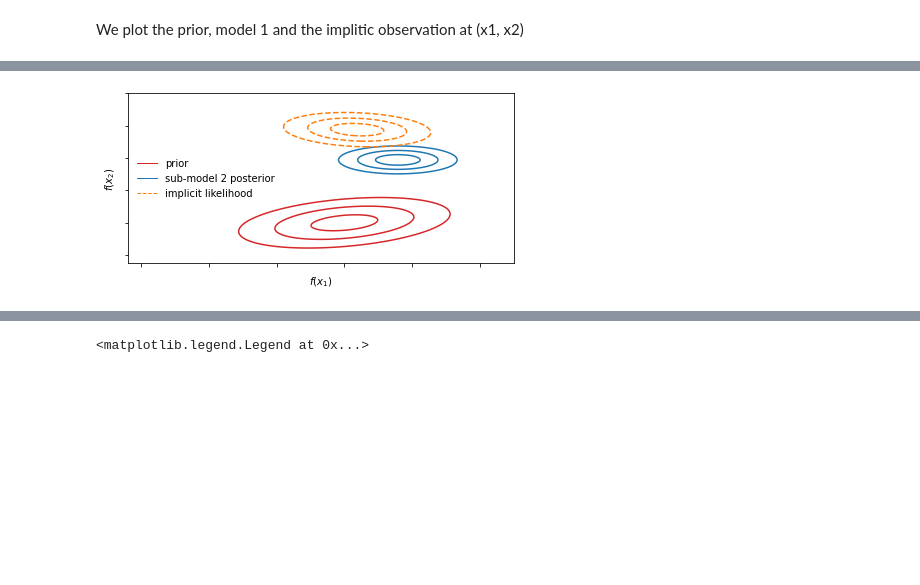
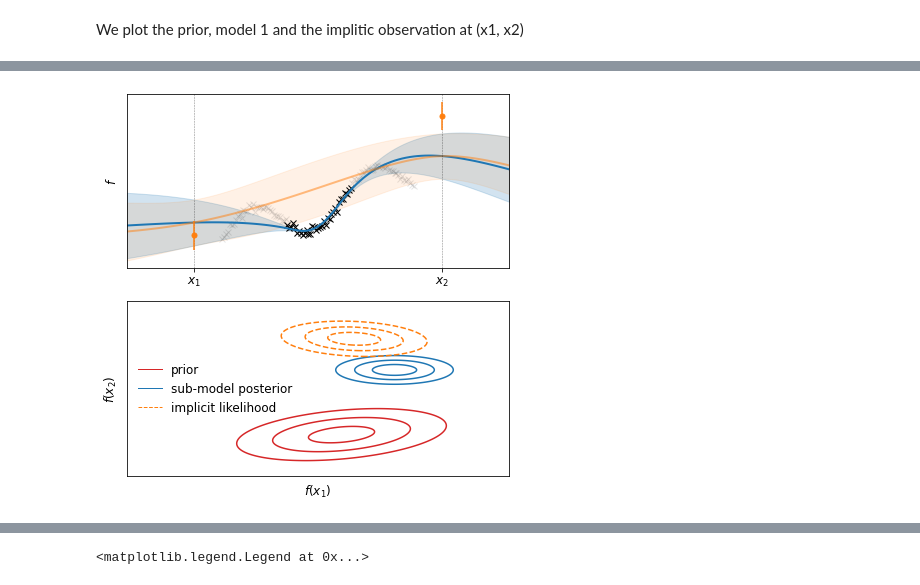
Before and after one commit to NicolasDurrande/guepard, a Jupyter notebook: notebooks/figures_paper.ipynb, the cells around one changed output, grey strips where cells are left out. Drawn from its saved outputs; the diff is of its cells as text; code cells hidden in the pictures; blank space fills up the shorter version.

```diff
--- a/notebooks/figures_paper.ipynb
+++ b/notebooks/figures_paper.ipynb
@@ -22,6 +22,7 @@ from scipy.stats import multivariate_normal as mvn
 # The lines below are specific to the notebook format
 %matplotlib inline
 plt.rcParams["figure.figsize"] = (12, 6)
+plt.rcParams["font.size"] = 12
 
 from IPython.core.display import display, HTML
 display(HTML("<style>div.output_scroll { height: 150em; }</style>"))
@@ -157,19 +194,5 @@ We plot the prior, model 1 and the implitic observation at (x1, x2)
 # %%
-def plt_mvn(mu, Sigma, color='C0', linestyles='solid'):
-
-    x, y = np.meshgrid(np.linspace(-3.2, 2.5, 300),np.linspace(-2.5 ,8,300))
-    xy = np.column_stack([x.flat, y.flat])
-
-    # density values at the grid points
-    Z = mvn.pdf(xy, mu.flatten(), Sigma).reshape(x.shape)
-
-    # arbitrary contour levels
-    fig = plt.contour(x, y, Z, colors=color, levels=3, linestyles=linestyles, label='label')
-    mup, Sp = np.zeros((2, 1)), kernel.K(Xt).numpy()
-
-
-fig, ax = plt.subplots(1, 1, figsize=(6, 3))
-plt_mvn(mup, Sp, 'C3Xt = np.array([[-0.15, 1.15]]).T
+Xt = np.array([[-0.15, 1.15]]).T
 mup, Sp = np.zeros((2, 1)), kernel.K(Xt).numpy()
 
 jitter = 1e-8 * np.eye(2)
@@ -194,47 +217,61 @@ mpl2 = mup + Sp @ np.linalg.inv(Sp - Se2 + jitter) @ (me2 - mup)
 
 # handmade predictions for full implicit posterior
 x = np.linspace(-.5, 1.5, 101)[:, None]
 kx = kernel.K(x, Xt).numpy()
 kxx = kernel.K(x).numpy()
 mx = kx @ np.linalg.inv(Sp + Spl1) @ mpl1
 vx = kxx - kx @ np.linalg.inv(Sp + Spl1) @ kx.T
 vx = np.diag(vx)[:, None]
 
 # plot predictions
-fig, axes = plt.subplots(1, 1, figsize=(6, 3))
+fig, axes = plt.subplots(2, 1, figsize=(6, 6))
+
 x = np.linspace(-.5, 1.5, 101)[:, None]
-plt.plot(X, Y, 'kx', alpha=0.1)
+axes[0].plot(X, Y, 'kx', alpha=0.1)
 #[plot_model(m, axes, x, alpha=.3, plot_data=False) for i, m in enumerate(M)];
-plot_model(M[1], axes, x)
+plot_model(M[1], axes[0], x)
 #[axes[i].plot(X, Y, 'kx', mew=1., alpha=.1) for i, _ in enumerate(M)];
-plot_mean_conf(x, mx, vx, axes, 'C1', alpha=.5)
+plot_mean_conf(x, mx, vx, axes[0], 'C1', alpha=.5)
 
-[axes.axvline(x, color='k', linestyle="dashed", linewidth=.5, alpha=.5) for x in Xt]
-[plt.plot(x, y, "C1o", ms=5.) for x, y in zip(Xt, mpl1)]
-[plt.vlines(x, y-np.sqrt(c), y+np.sqrt(c) , "C1") for x, y, c in zip(Xt, mpl1, np.diag(Spl1))]
-axes.set_xticks(Xt.flatten().tolist())
-axes.set_yticks([])
-axes.set_xticklabels(["$x_1$", "$x_2$"])
-axes.set_ylabel(" ")
+[axes[0].axvline(x, color='k', linestyle="dashed", linewidth=.5, alpha=.5) for x in Xt]
+[axes[0].plot(x, y, "C1o", ms=5.) for x, y in zip(Xt, mpl1)]
+[axes[0].vlines(x, y-np.sqrt(c), y+np.sqrt(c) , "C1") for x, y, c in zip(Xt, mpl1, np.diag(Spl1))]
+axes[0].set_xticks(Xt.flatten().tolist())
+axes[0].set_xticklabels(["$x_1$", "$x_2$"])
+axes[0].set_xlim([-.5, 1.5])
+axes[0].set_yticks([])
+axes[0].set_ylabel("$f$")
 
-plt.savefig("toy_implicit_obs.pdf")')
+ax = axes[1]
+def plt_mvn(mu, Sigma, color='C0', linestyles='solid'):
+
+    x, y = np.meshgrid(np.linspace(-3.2, 2.5, 300),np.linspace(-2.5 ,8,300))
+    xy = np.column_stack([x.flat, y.flat])
+
+    # density values at the grid points
+    Z = mvn.pdf(xy, mu.flatten(), Sigma).reshape(x.shape)
+
+    # arbitrary contour levels
+    fig = plt.contour(x, y, Z, colors=color, levels=3, linestyles=linestyles, label='label')
+
+plt_mvn(mup, Sp, 'C3')
 plt_mvn(me1, Se1, 'C0')
 plt_mvn(mpl1, Spl1, 'C1', linestyles='dashed')
 
 from matplotlib.lines import Line2D
 custom_lines = [Line2D([0], [0], color='C3', lw=1),
                 Line2D([0], [0], color='C0', lw=1),
                 Line2D([0], [0], color='C1', linestyle="dashed", lw=1)]
 
-ax.legend(custom_lines, ['prior', 'sub-model 2 posterior', 'implicit likelihood'], loc="center left", frameon=False)
+ax.legend(custom_lines, ['prior', 'sub-model posterior', 'implicit likelihood'], loc="center left", frameon=False)
 #ax.set_xticks([])
 #ax.set_yticks([])
 ax.set_xlabel("$f(x_1)$")
 ax.set_ylabel("$f(x_2)$")
-ax.axes.xaxis.set_ticklabels([])
-ax.axes.yaxis.set_ticklabels([])
+ax.axes.xaxis.set_ticks([])
+ax.axes.yaxis.set_ticks([])
 plt.tight_layout()
 
-plt.savefig("toy_implicit_lik.pdf")
+plt.savefig("toy_implicit.pdf")
 # %% [output]
-[figure, old version]
+[figure, new version]
```
Also changed, not shown: parts of 4 cells of this notebook.
